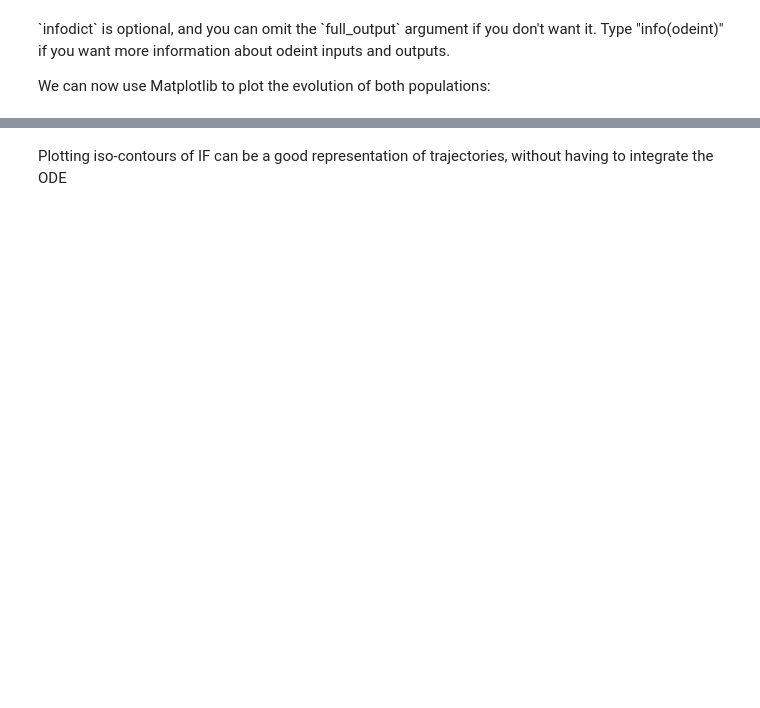
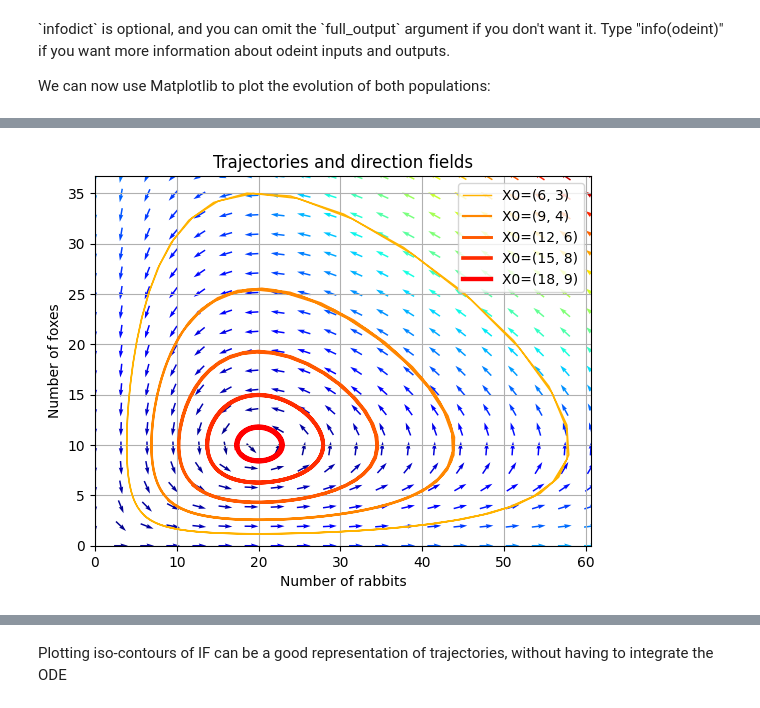
Before and after one commit to scipy/scipy-cookbook, a Jupyter notebook: ipython/LotkaVolterraTutorial.ipynb, the cells around one changed output, grey strips where cells are left out. Saved outputs shown, nothing was run; the diff lists cells and outputs as text; code cells hidden in the pictures; blank space fills up the shorter version.

```diff
--- a/ipython/LotkaVolterraTutorial.ipynb
+++ b/ipython/LotkaVolterraTutorial.ipynb
@@ -62,10 +67,10 @@ Before using !SciPy to integrate this system, we will have a closer look
 at position equilibrium. Equilibrium occurs when the growth rate is
 equal to 0. This gives two fixed points:
 # %%
-#!python
-X_f0 = array([     0. ,  0.])
-X_f1 = array([ c/(d*b), a/b])
-all(dX_dt(X_f0) == zeros(2) ) and all(dX_dt(X_f1) == zeros(2)) # => True
+X_f0 = np.array([0, 0])
+X_f1 = np.array([c/(d*b), a/b])
+
+assert np.all(dX_dt(0, X_f0) == np.zeros(2)) and np.all(dX_dt(0, X_f1) == np.zeros(2))
 # %% [markdown]
 ### Stability of the fixed points
 
@@ -150,43 +186,46 @@ if you want more information.
 # %%
-values  = linspace(0.3, 0.9, 5)                          # position of X0 between X_f0 and X_f1
-vcolors = p.cm.autumn_r(linspace(0.3, 1., len(values)))  # colors for each trajectory
+values = np.linspace(0.3, 0.9, 5)                          # position of X0 between X_f0 and X_f1
+vcolors = plt.cm.autumn_r(np.linspace(0.3, 1., len(values)))  # colors for each trajectory
 
-f2 = p.figure()
-
-#-------------------------------------------------------
+plt.figure()
 # plot trajectories
 for v, col in zip(values, vcolors):
     X0 = v * X_f1                               # starting point
-    X = integrate.odeint( dX_dt, X0, t)         # we don't need infodict here
-    p.plot( X[:,0], X[:,1], lw=3.5*v, color=col, label='X0=(%.f, %.f)' % ( X0[0], X0[1]) )
+    sol = solve_ivp(dX_dt, t_interval, X0, method='LSODA', t_eval=t)
+    plt.plot(sol.y[0,:], sol.y[1,:], lw=3.5*v, color=col, label=f'X0=({X0[0]:.0f}, {X0[1]:.0f})')
 
-#-------------------------------------------------------
-# define a grid and compute direction at each point
-ymax = p.ylim(ymin=0)[1]                        # get axis limits
-xmax = p.xlim(xmin=0)[1]
-nb_points   = 20
+values = np.linspace(0.3, 0.9, 5)                          # position of X0 between X_f0 and X_f1
+vcolors = plt.cm.autumn_r(np.linspace(0.3, 1., len(values)))  # colors for each trajectory
+t = np.linspace(0, 15, 150)  # evaluate plots for plotting
 
-x = linspace(0, xmax, nb_points)
-y = linspace(0, ymax, nb_points)
+# Define a grid and compute direction at each point
+# Get the axis limits of the existing plot
+ymax = plt.ylim(ymin=0)[1]
+xmax = plt.xlim(xmin=0)[1]
+nb_points = 20
 
-X1 , Y1  = meshgrid(x, y)                       # create a grid
-DX1, DY1 = dX_dt([X1, Y1])                      # compute growth rate on the gridt
-M = (hypot(DX1, DY1))                           # Norm of the growth rate
+x = np.linspace(0, xmax, nb_points)
+y = np.linspace(0, ymax, nb_points)
+
+X1, Y1 = np.meshgrid(x, y)                      # create a grid
+DX1, DY1 = dX_dt(0, [X1, Y1])                   # compute growth rate on the grid
+M = np.hypot(DX1, DY1)                          # Norm of the growth rate
 M[ M == 0] = 1.                                 # Avoid zero division errors
 DX1 /= M                                        # Normalize each arrows
 DY1 /= M
 
-#-------------------------------------------------------
+
 # Drow direction fields, using matplotlib 's quiver function
 # I choose to plot normalized arrows and to use colors to give information on
 # the growth speed
-p.title('Trajectories and direction fields')
-Q = p.quiver(X1, Y1, DX1, DY1, M, pivot='mid', cmap=p.cm.jet)
-p.xlabel('Number of rabbits')
-p.ylabel('Number of foxes')
-p.legend()
-p.grid()
-p.xlim(0, xmax)
-p.ylim(0, ymax)
-f2.savefig('rabbits_and_foxes_2.png')
+Q = plt.quiver(X1, Y1, DX1, DY1, M, pivot='mid', cmap=plt.cm.jet)
+plt.xlabel('Number of rabbits')
+plt.ylabel('Number of foxes')
+plt.title('Trajectories and direction fields')
+plt.legend()
+plt.grid()
+plt.xlim(0, xmax)
+plt.ylim(0, ymax);
+# %% [output]
+[figure, added]
 # %% [markdown]
```
Also changed, not shown: parts of 29 cells of this notebook.
